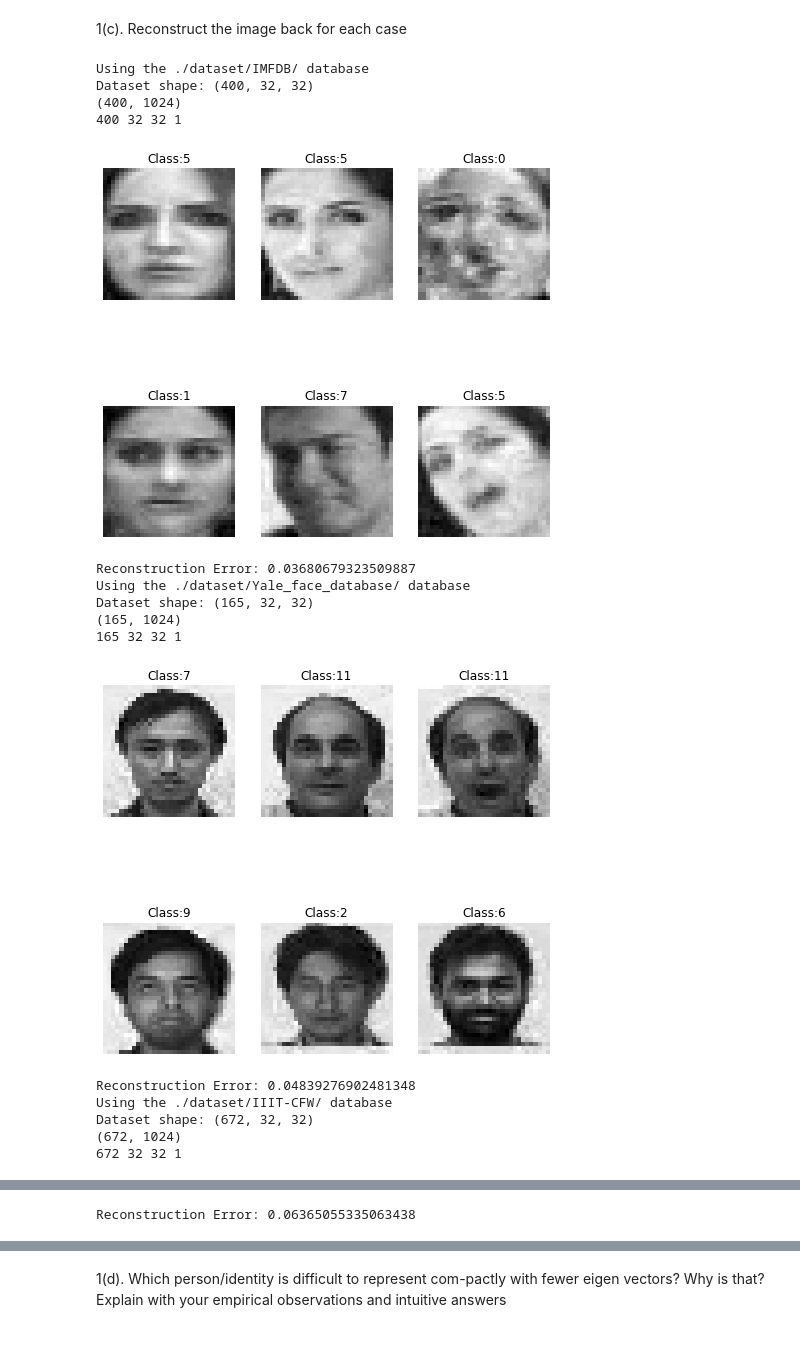
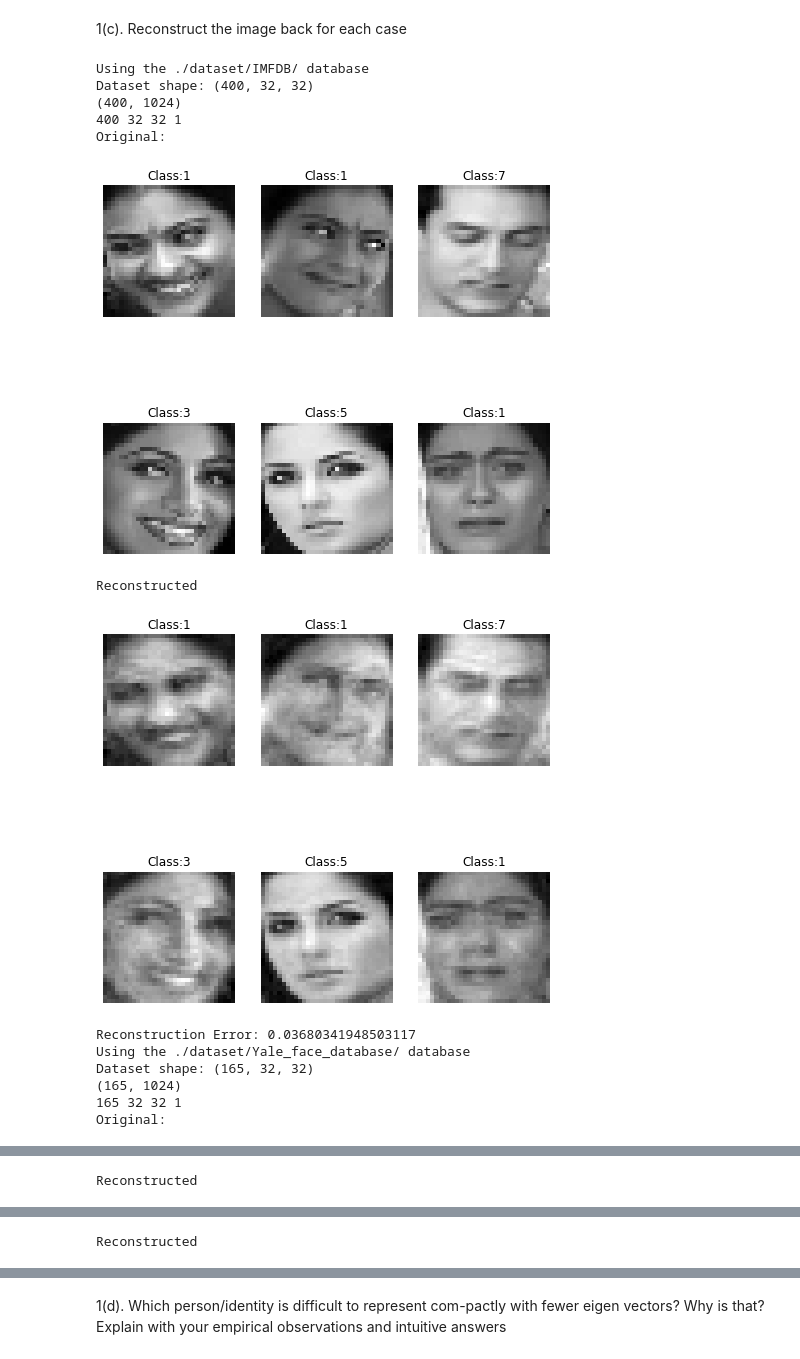
Before and after one commit to zubairabid/SMAI_Assignment2, a Jupyter notebook: 20171076.ipynb, the cells around one changed output, grey strips where cells are left out. Drawn from its saved outputs; the diff is of its cells as text; code cells hidden in the pictures.

```diff
--- a/20171076.ipynb
+++ b/20171076.ipynb
@@ -660,41 +660,42 @@ def def_reconstruct_images(approximation, shape):
 # %%
 # Display results
 i = 0
 for dirpath in paths:
     print('Using the {0} database'.format(dirpath))
 
     X,y = load_data(dirpath)
     N,H,W = X.shape[0:3]
     C = 1 if opt['is_grayscale'] else X.shape[3]
     X = X.reshape((N,H*W*C))
     print(X.shape)
     print(N, H, W, C)
 
     X_k, approximation, explained_variance = get_pca(X, best_feature_counts[i])
     i += 1
 
     X_reconstruced = def_reconstruct_images(approximation, (N, H, W))
 
     # Display random images
     ind = np.random.randint(0,y.shape[0],6)
+    print('Original:')
+    disply_images(X.reshape((N, H, W))[ind,...], y[ind], row=2, col=3)
+    print('Reconstructed')
     disply_images(X_reconstruced[ind,...],y[ind],row=2,col=3)
 
     # Show the reconstruction error
     print("Reconstruction Error: {0}".format(np.sqrt(np.mean((X - X_reconstruced.reshape(N, H*W*C))**2))))
 # %% [output]
 Using the ./dataset/IMFDB/ database
 Dataset shape: (400, 32, 32)
 (400, 1024)
 400 32 32 1
+Original:
-[figure, old version]
+[figure, new version]
-Reconstruction Error: 0.03680679323509887
-Using the ./dataset/Yale_face_database/ database
-Dataset shape: (165, 32, 32)
-(165, 1024)
-165 32 32 1
+Reconstructed
-[figure, old version]
+[figure, new version]
-Reconstruction Error: 0.04839276902481348
-Using the ./dataset/IIIT-CFW/ database
-Dataset shape: (672, 32, 32)
-(672, 1024)
-672 32 32 1
+Reconstruction Error: 0.03680341948503117
+Using the ./dataset/Yale_face_database/ database
+Dataset shape: (165, 32, 32)
+(165, 1024)
+165 32 32 1
+Original:
@@ -702 +703 @@ Dataset shape: (672, 32, 32)
-Reconstruction Error: 0.06365055335063438
+Reconstructed
@@ -702,0 +712 @@ Reconstruction Error: 0.06365055335063438
+Reconstructed
```
Also changed, not shown: parts of 7 cells of this notebook.
